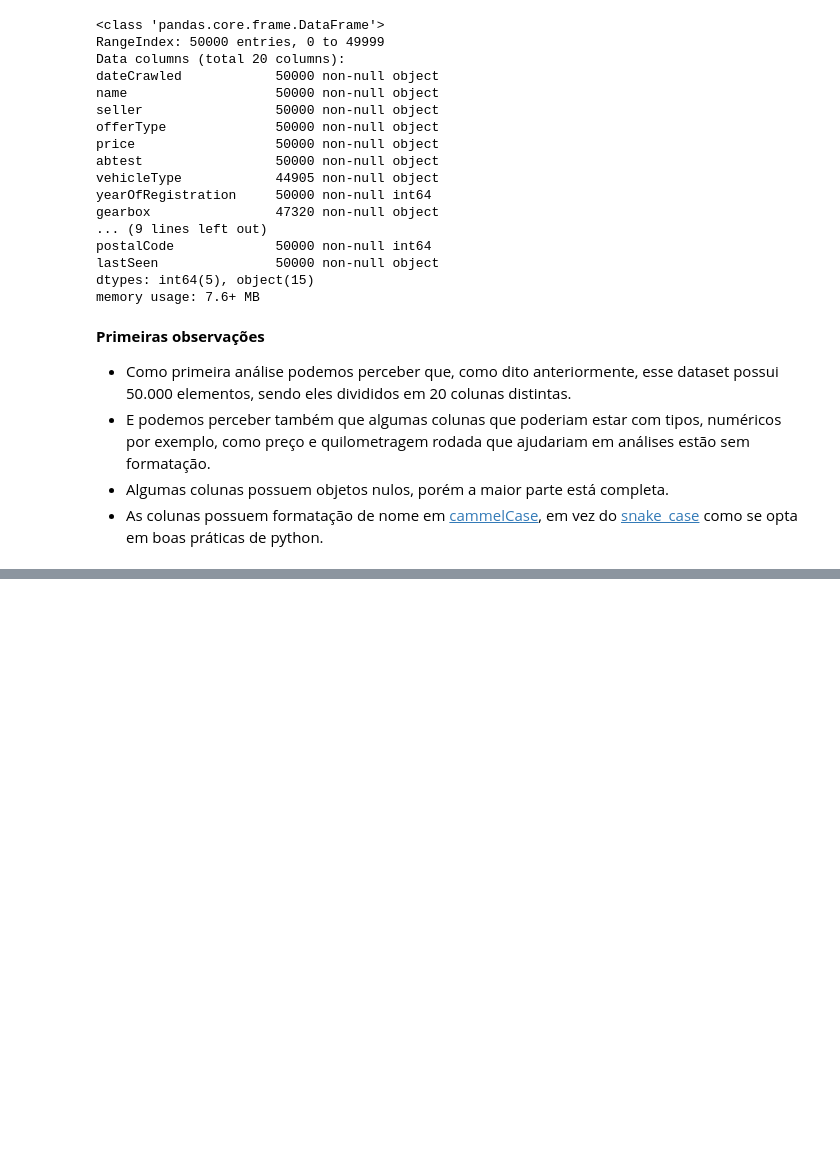
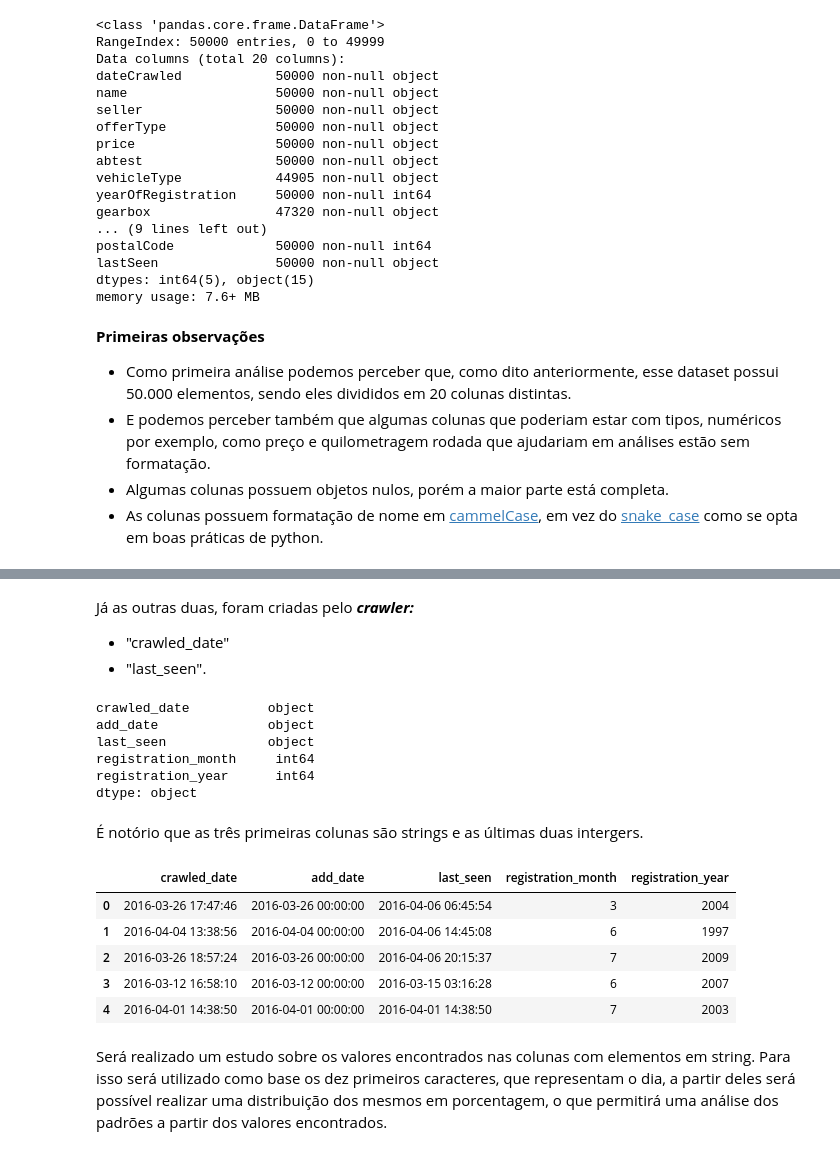
Before and after one commit to BrenoCPimenta/Limpeza-de-dados_Carros-Ebay, a Jupyter notebook: Notebooks/Limpeza-de-dados_Carros-Ebay.ipynb, the cells around one changed output, grey strips where cells are left out. Cells and saved outputs as stored; diff of their text form; code cells hidden in the pictures; blank space fills up the shorter version.

```diff
--- a/Notebooks/Limpeza-de-dados_Carros-Ebay.ipynb
+++ b/Notebooks/Limpeza-de-dados_Carros-Ebay.ipynb
@@ -63,0 +127,2 @@ memory usage: 7.6+ MB
+# %%
+autos.rename({"price":"price_us"}, axis=1, inplace=True)
@@ -63,0 +139,5 @@ memory usage: 7.6+ MB
+# %%
+autos["odometer"] = autos["odometer"].str.replace(",","").str.replace("km","")
+autos["odometer"] = autos["odometer"].astype(int)
+
+autos.rename({"odometer":"odometer_km"}, axis=1, inplace=True)
@@ -63,0 +148,3 @@ memory usage: 7.6+ MB
+# %%
+autos = autos.drop("seller", axis=1)
+autos = autos.drop("offer_type", axis=1)
@@ -63,0 +230,2 @@ memory usage: 7.6+ MB
+# %%
+autos= autos[autos["price_us"].between(15.0,13000000.0)]
@@ -63,0 +275,26 @@ memory usage: 7.6+ MB
+# %% [markdown]
+Já as outras duas, foram criadas pelo _**crawler:**_
+* "crawled_date"
+* "last_seen".
+# %%
+autos[['crawled_date','add_date','last_seen', 'registration_month', 'registration_year']].dtypes
+# %% [output]
+crawled_date          object
+add_date              object
+last_seen             object
+registration_month     int64
+registration_year      int64
+dtype: object
+# %% [markdown]
+É notório que as três primeiras colunas são strings e as últimas duas intergers.
+# %%
+autos[['crawled_date','add_date','last_seen','registration_month', 'registration_year']][0:5]
+# %% [output]
+|  | crawled_date | add_date | last_seen | registration_month | registration_year |
+| 0 | 2016-03-26 17:47:46 | 2016-03-26 00:00:00 | 2016-04-06 06:45:54 | 3 | 2004 |
+| 1 | 2016-04-04 13:38:56 | 2016-04-04 00:00:00 | 2016-04-06 14:45:08 | 6 | 1997 |
+| 2 | 2016-03-26 18:57:24 | 2016-03-26 00:00:00 | 2016-04-06 20:15:37 | 7 | 2009 |
+| 3 | 2016-03-12 16:58:10 | 2016-03-12 00:00:00 | 2016-03-15 03:16:28 | 6 | 2007 |
+| 4 | 2016-04-01 14:38:50 | 2016-04-01 00:00:00 | 2016-04-01 14:38:50 | 7 | 2003 |
+# %% [markdown]
+Será realizado um estudo sobre os valores encontrados nas colunas com elementos em string. Para isso será utilizado como base os dez primeiros caracteres, que representam o dia, a partir deles será possível realizar uma distribuição dos mesmos em porcentagem, o que permitirá uma análise dos padrões a partir dos valores encontrados.
```
Also changed, not shown: parts of 46 cells of this notebook.
